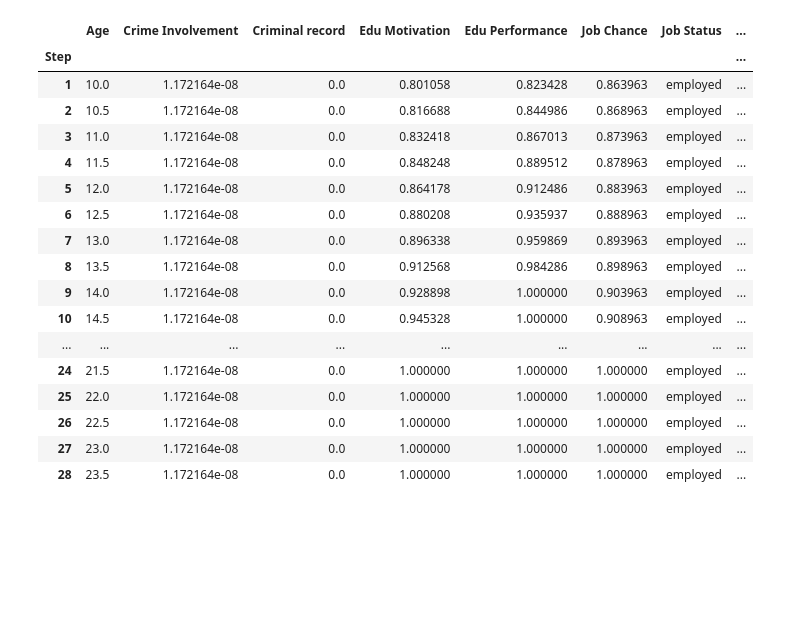
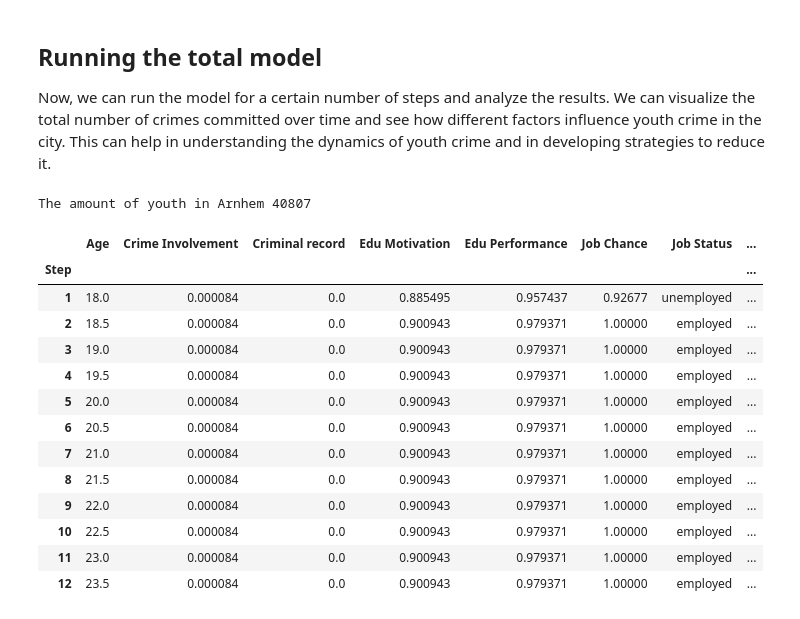
Before and after one commit to ihsdriessen/scp_abm, a Jupyter notebook: test_youth_model.ipynb, the cells around one changed output. Drawn from its saved outputs; the diff is of its cells as text; code cells hidden in the pictures; blank space fills up the shorter version.

```diff
--- a/test_youth_model.ipynb
+++ b/test_youth_model.ipynb
@@ -44,0 +41,6 @@ wijk_share_dict
+# %%
+arn_df = pop_df[pop_df['buurt of wijk / dimensie'] == 'Arnhem']
+display(arn_df.head())
+
+people_arnhem = int(arn_df['Waarde'].iloc[0])
+print(f'The amount of people in Arnhem is {people_arnhem}')
@@ -44,0 +57,10 @@ wijk_share_dict
+# %%
+age_path = 'data/Bevolking naar leeftijdsklassen - Arnhem.csv'
+age_df = pd.read_csv(age_path, sep=';', index_col=False)
+age_df = age_df[age_df['Periode'] == 2026]
+ages = ['bevolking (%), 4 tot 12', 'bevolking (%), 12 tot 18', 'bevolking (%), 18 tot 25']
+
+needed_ages = age_df[age_df['Indicator'].isin(ages)]
+display(needed_ages)
+percentage_youth_4_24 = needed_ages['Waarde'].str.replace(',', '.', regex=False).astype(float).sum()/100
+print(f'The amount of people between age 4-24 is {percentage_youth_4_24}')
@@ -419,34 +449,40 @@ class YouthCrimeModel(mesa.Model):
+# %% [markdown]
+## Running the total model
+
+Now, we can run the model for a certain number of steps and analyze the results. We can visualize the total number of crimes committed over time and see how different factors influence youth crime in the city. This can help in understanding the dynamics of youth crime and in developing strategies to reduce it.
 # %%
 # Run the model
 
-# Use computed neighbourhood_proportions when instantiating the model:
-model = YouthCrimeModel(2800, 100, neighbourhood_proportions=wijk_share_dict)
+# Use computed neighbourhood_proportions when instantiating the model
+# Amount of youths in Arnhem
+
+num_agents = int(people_arnhem * percentage_youth_4_24)
+print(f'The amount of youth in Arnhem {num_agents}')
+model = YouthCrimeModel(num_agents, 1000, neighbourhood_proportions=wijk_share_dict)
 for i in range(50):
     model.step()
 
 model_data = model.datacollector.get_model_vars_dataframe()
 agent_data = model.datacollector.get_agent_vars_dataframe()
+# %% [output]
+The amount of youth in Arnhem 40807
 # %%
-agent_data.xs(1450, level='AgentID')
+agent_data.xs(40000, level='AgentID')
 # %% [output]
 |  | Age | Crime Involvement | Criminal record | Edu Motivation | Edu Performance | Job Chance | Job Status | ... |
 | Step |  |  |  |  |  |  |  | ... |
-| 1 | 10.0 | 1.172164e-08 | 0.0 | 0.801058 | 0.823428 | 0.863963 | employed | ... |
-| 2 | 10.5 | 1.172164e-08 | 0.0 | 0.816688 | 0.844986 | 0.868963 | employed | ... |
-| 3 | 11.0 | 1.172164e-08 | 0.0 | 0.832418 | 0.867013 | 0.873963 | employed | ... |
-| 4 | 11.5 | 1.172164e-08 | 0.0 | 0.848248 | 0.889512 | 0.878963 | employed | ... |
-| 5 | 12.0 | 1.172164e-08 | 0.0 | 0.864178 | 0.912486 | 0.883963 | employed | ... |
-| 6 | 12.5 | 1.172164e-08 | 0.0 | 0.880208 | 0.935937 | 0.888963 | employed | ... |
-| 7 | 13.0 | 1.172164e-08 | 0.0 | 0.896338 | 0.959869 | 0.893963 | employed | ... |
-| 8 | 13.5 | 1.172164e-08 | 0.0 | 0.912568 | 0.984286 | 0.898963 | employed | ... |
-| 9 | 14.0 | 1.172164e-08 | 0.0 | 0.928898 | 1.000000 | 0.903963 | employed | ... |
-| 10 | 14.5 | 1.172164e-08 | 0.0 | 0.945328 | 1.000000 | 0.908963 | employed | ... |
-| ... | ... | ... | ... | ... | ... | ... | ... | ... |
-| 24 | 21.5 | 1.172164e-08 | 0.0 | 1.000000 | 1.000000 | 1.000000 | employed | ... |
-| 25 | 22.0 | 1.172164e-08 | 0.0 | 1.000000 | 1.000000 | 1.000000 | employed | ... |
-| 26 | 22.5 | 1.172164e-08 | 0.0 | 1.000000 | 1.000000 | 1.000000 | employed | ... |
-| 27 | 23.0 | 1.172164e-08 | 0.0 | 1.000000 | 1.000000 | 1.000000 | employed | ... |
-| 28 | 23.5 | 1.172164e-08 | 0.0 | 1.000000 | 1.000000 | 1.000000 | employed | ... |
+| 1 | 18.0 | 0.000084 | 0.0 | 0.885495 | 0.957437 | 0.92677 | unemployed | ... |
+| 2 | 18.5 | 0.000084 | 0.0 | 0.900943 | 0.979371 | 1.00000 | employed | ... |
+| 3 | 19.0 | 0.000084 | 0.0 | 0.900943 | 0.979371 | 1.00000 | employed | ... |
+| 4 | 19.5 | 0.000084 | 0.0 | 0.900943 | 0.979371 | 1.00000 | employed | ... |
+| 5 | 20.0 | 0.000084 | 0.0 | 0.900943 | 0.979371 | 1.00000 | employed | ... |
+| 6 | 20.5 | 0.000084 | 0.0 | 0.900943 | 0.979371 | 1.00000 | employed | ... |
+| 7 | 21.0 | 0.000084 | 0.0 | 0.900943 | 0.979371 | 1.00000 | employed | ... |
+| 8 | 21.5 | 0.000084 | 0.0 | 0.900943 | 0.979371 | 1.00000 | employed | ... |
+| 9 | 22.0 | 0.000084 | 0.0 | 0.900943 | 0.979371 | 1.00000 | employed | ... |
+| 10 | 22.5 | 0.000084 | 0.0 | 0.900943 | 0.979371 | 1.00000 | employed | ... |
+| 11 | 23.0 | 0.000084 | 0.0 | 0.900943 | 0.979371 | 1.00000 | employed | ... |
+| 12 | 23.5 | 0.000084 | 0.0 | 0.900943 | 0.979371 | 1.00000 | employed | ... |
 # %%
 model_data.plot()
 plt.show()
```
Also changed, not shown: parts of 18 cells of this notebook, 1 other file.
